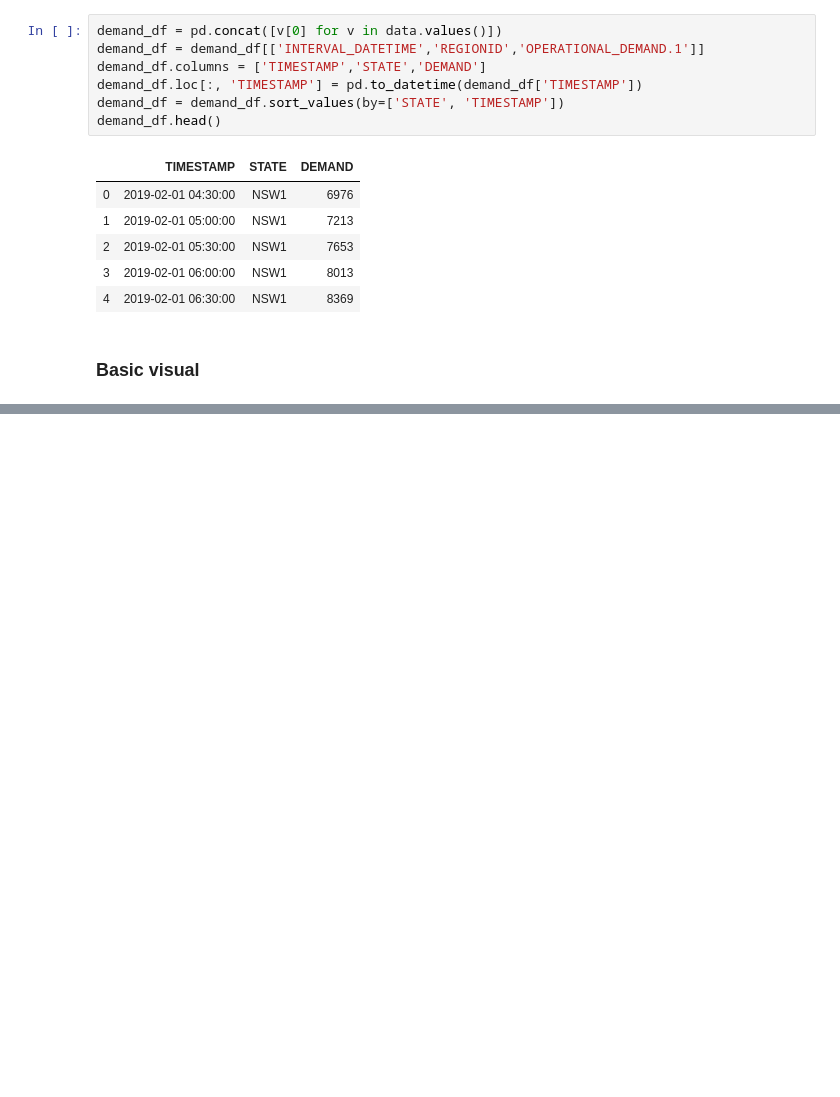
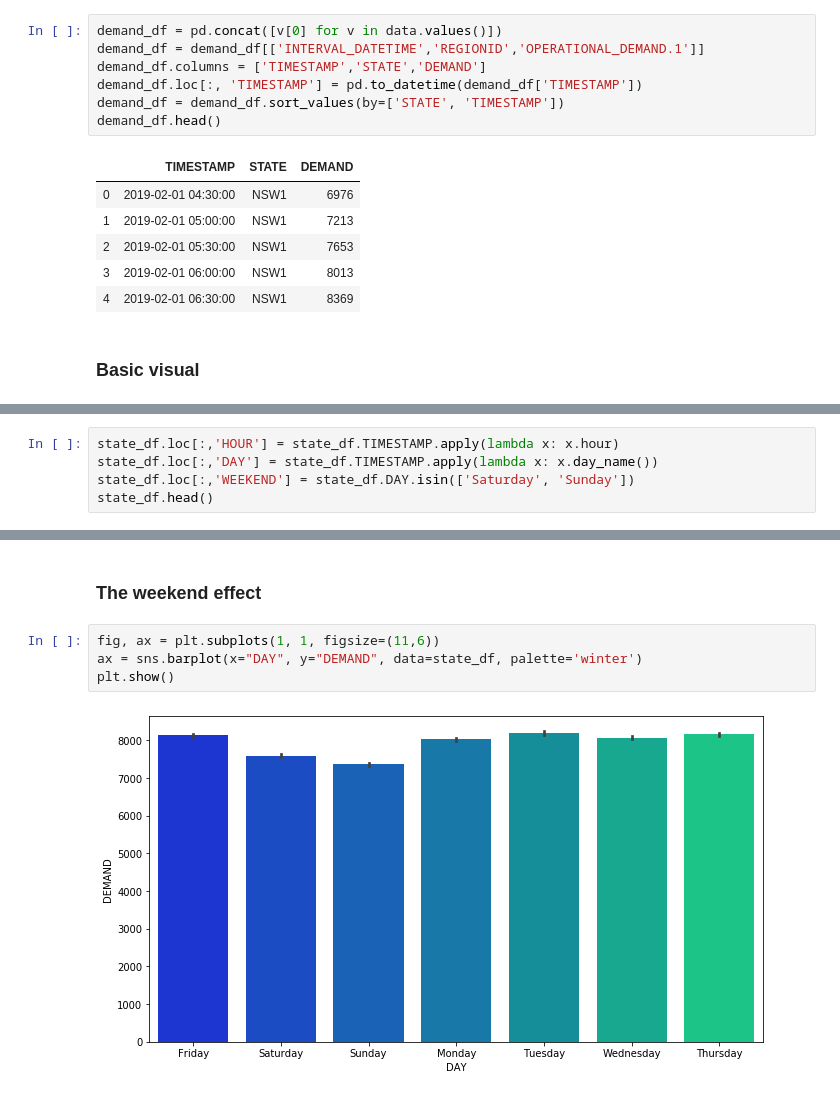
Before and after one commit to robbie-manolache/energy-market-analysis, a Jupyter notebook: demand_analysis.ipynb, the cells around one changed output, grey strips where cells are left out. Saved outputs shown, nothing was run; the diff lists cells and outputs as text; blank space fills up the shorter version.

```diff
--- a/demand_analysis.ipynb
+++ b/demand_analysis.ipynb
@@ -100,0 +169,5 @@ plt.show()
+# %%
+state_df.loc[:,'HOUR'] = state_df.TIMESTAMP.apply(lambda x: x.hour)
+state_df.loc[:,'DAY'] = state_df.TIMESTAMP.apply(lambda x: x.day_name())
+state_df.loc[:,'WEEKEND'] = state_df.DAY.isin(['Saturday', 'Sunday'])
+state_df.head()
@@ -100,0 +181,8 @@ plt.show()
+# %% [markdown]
+### The weekend effect
+# %%
+fig, ax = plt.subplots(1, 1, figsize=(11,6))
+ax = sns.barplot(x="DAY", y="DEMAND", data=state_df, palette='winter')
+plt.show()
+# %% [output]
+[figure, added]
```
Also changed, not shown: parts of 25 cells of this notebook.
